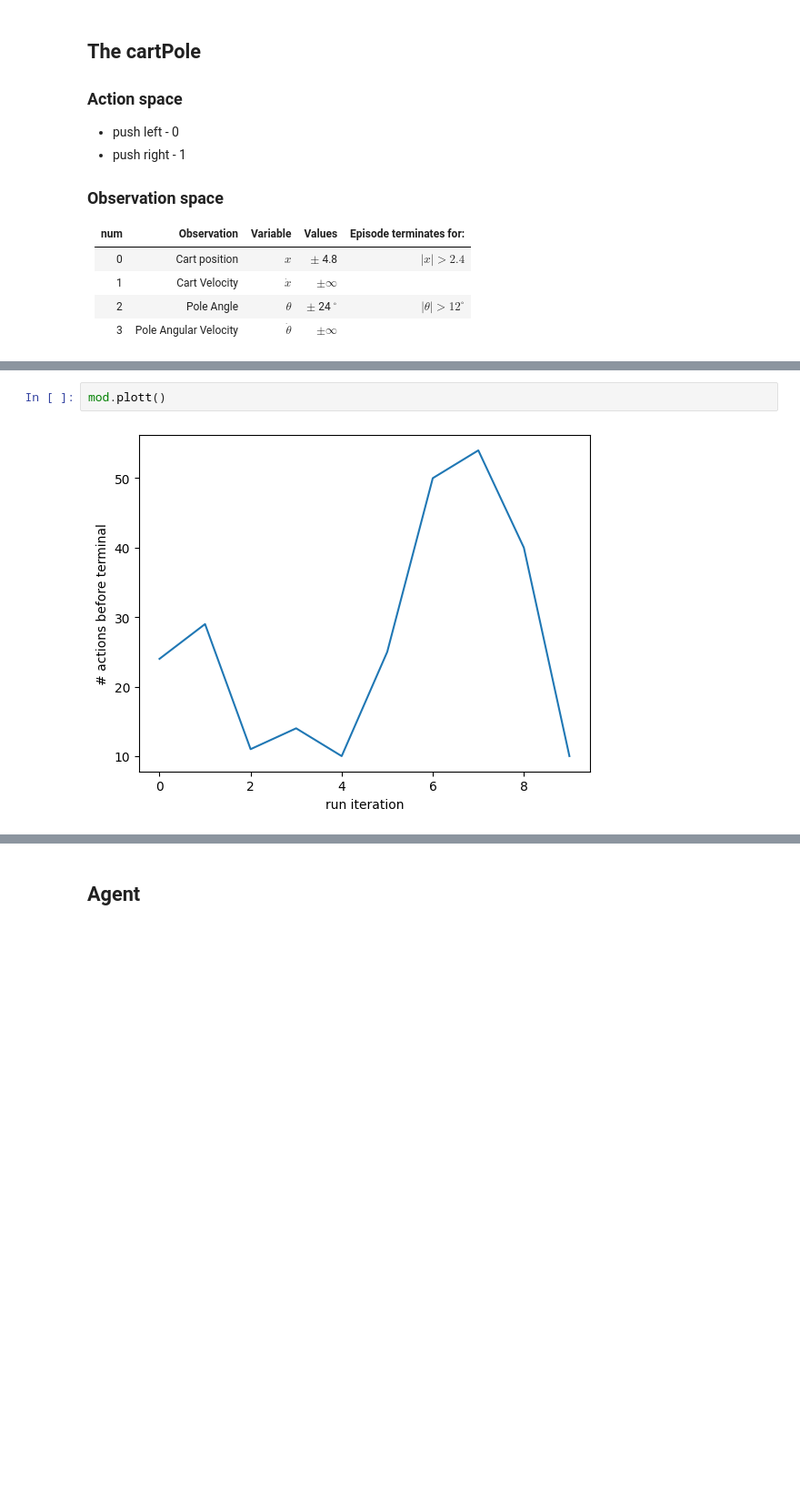
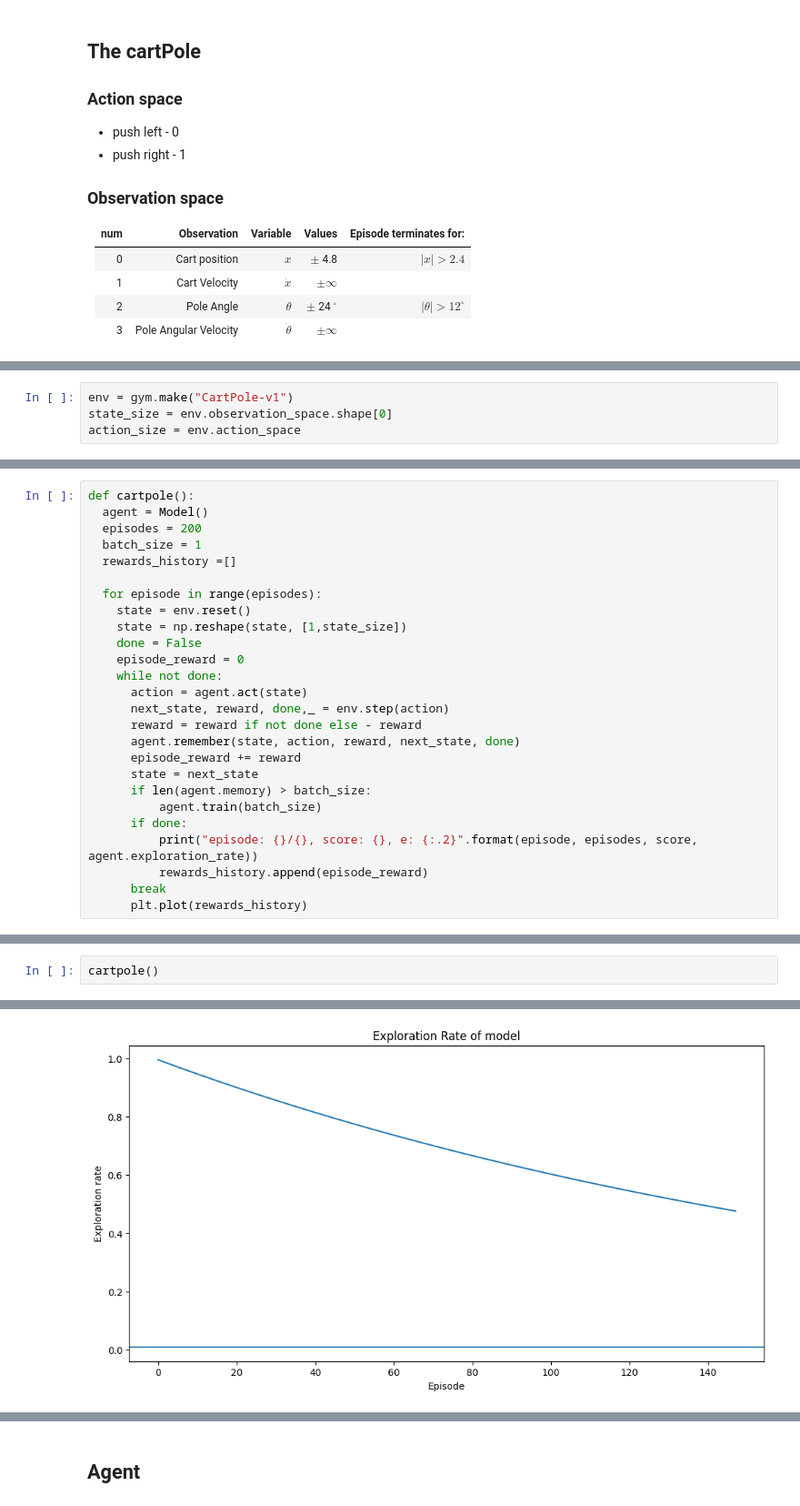
Before and after one commit to Snrts/PRA3024_BigDataInPhysics_SanneAarts, a Jupyter notebook: SanneAartsML2023.ipynb, the cells around one changed output, grey strips where cells are left out. Shown: that part at 91% size. Cells and saved outputs as stored; diff of their text form; blank space fills up the shorter version.

```diff
--- a/SanneAartsML2023.ipynb
+++ b/SanneAartsML2023.ipynb
@@ -49,6 +98,10 @@ max(Q'(s',a')):& \text{Maximum expected future reward}\\
 L=\frac{1}{2}\left[r+\gamma max_{a'}(Q'(s',a'))-Q(s,a) \right]^2
 \tag{2}
 \end{equation}
+# %%
+env = gym.make("CartPole-v1")
+state_size = env.observation_space.shape[0]
+action_size = env.action_space
 # %%
 class DQNagent:
     def __init__(self, state_size, action_size):
@@ -167,0 +449,26 @@ class DQNagent:
+# %%
+def cartpole():
+  agent = Model()
+  episodes = 200
+  batch_size = 1
+  rewards_history =[]
+
+  for episode in range(episodes):
+    state = env.reset()
+    state = np.reshape(state, [1,state_size])
+    done = False
+    episode_reward = 0
+    while not done:
+      action = agent.act(state)
+      next_state, reward, done,_ = env.step(action)
+      reward = reward if not done else - reward
+      agent.remember(state, action, reward, next_state, done)
+      episode_reward += reward
+      state = next_state
+      if len(agent.memory) > batch_size:
+          agent.train(batch_size)
+      if done:
+          print("episode: {}/{}, score: {}, e: {:.2}".format(episode, episodes, score, agent.exploration_rate))
+          rewards_history.append(episode_reward)
+      break
+      plt.plot(rewards_history)
@@ -244,4 +532,3 @@ episode: 9/10, score: 8.0, e: 0.28
-# %%
-mod.plott()
-# %% [output]
-[figure, removed]
+# %%
+cartpole()
+# %% [output]
@@ -247,0 +552 @@ mod.plott()
+[figure, added]
```
Also changed, not shown: parts of 17 cells of this notebook.
